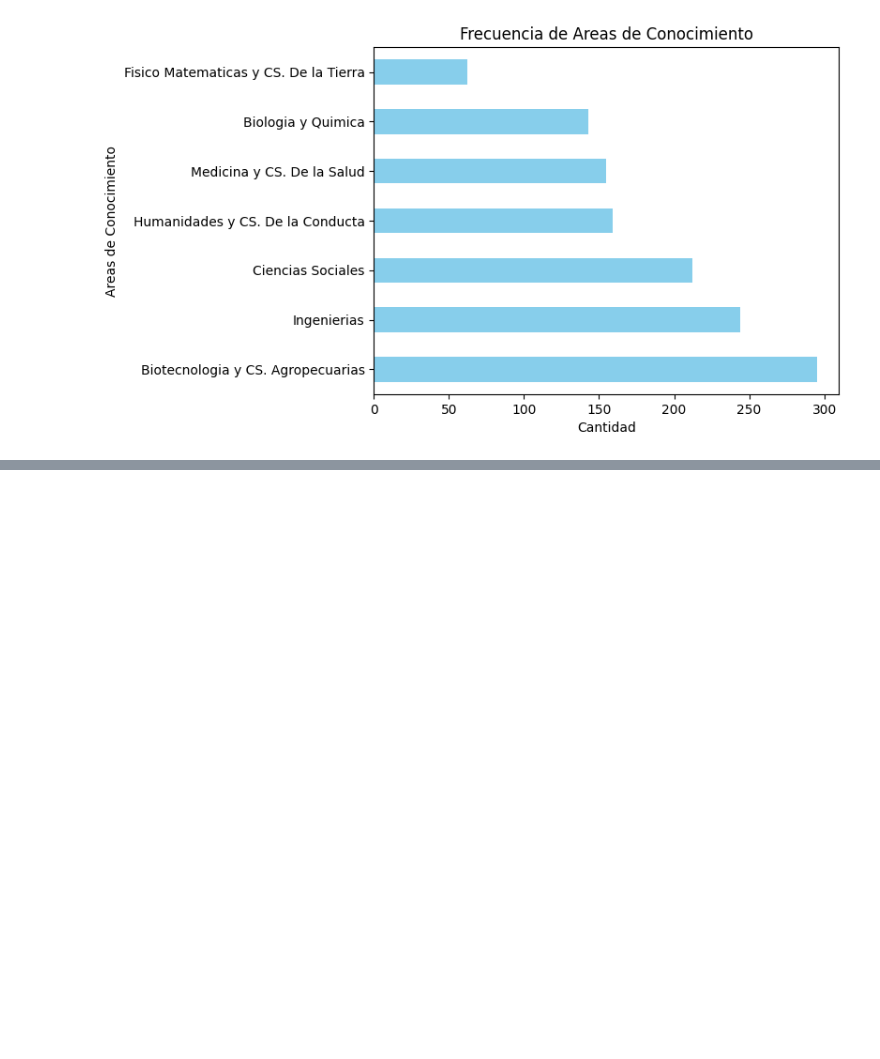
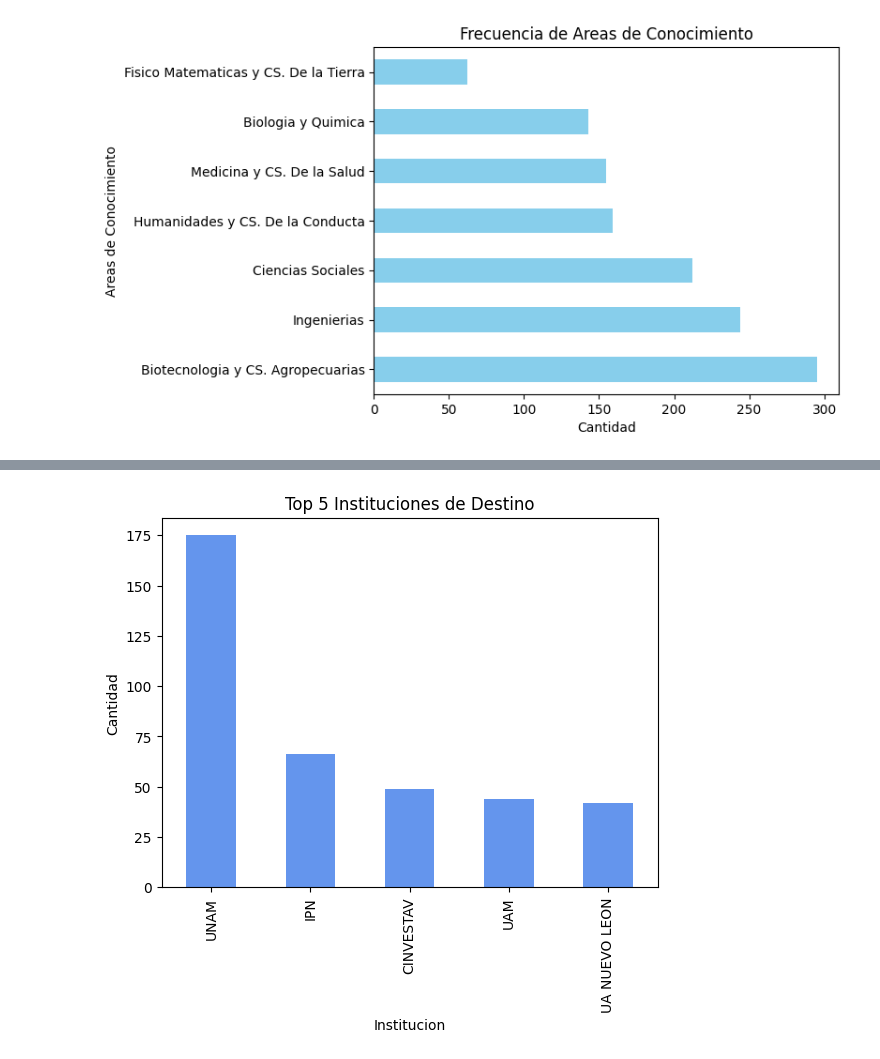
Before and after one commit to rochagose/eda-becas-mixtas-MX, a Jupyter notebook: EDABecasMexMixt.ipynb, the cells around one changed output, grey strips where cells are left out. Saved outputs shown, nothing was run; the diff lists cells and outputs as text; code cells hidden in the pictures; blank space fills up the shorter version.

```diff
--- a/EDABecasMexMixt.ipynb
+++ b/EDABecasMexMixt.ipynb
@@ -290,0 +301,11 @@ plt.show()
+# %%
+#Grafica de barras: Top 5 Instituciones de Destino
+conteo_destinos = df['Institucion de Destino'].value_counts()
+top= conteo_destinos.head(5)
+top.plot(kind = "bar", color='cornflowerblue')
+plt.xlabel('Institucion')
+plt.ylabel('Cantidad')
+plt.title('Top 5 Instituciones de Destino')
+plt.show()
+# %% [output]
+[figure, added]
```
Also changed, not shown: parts of 6 cells of this notebook.
